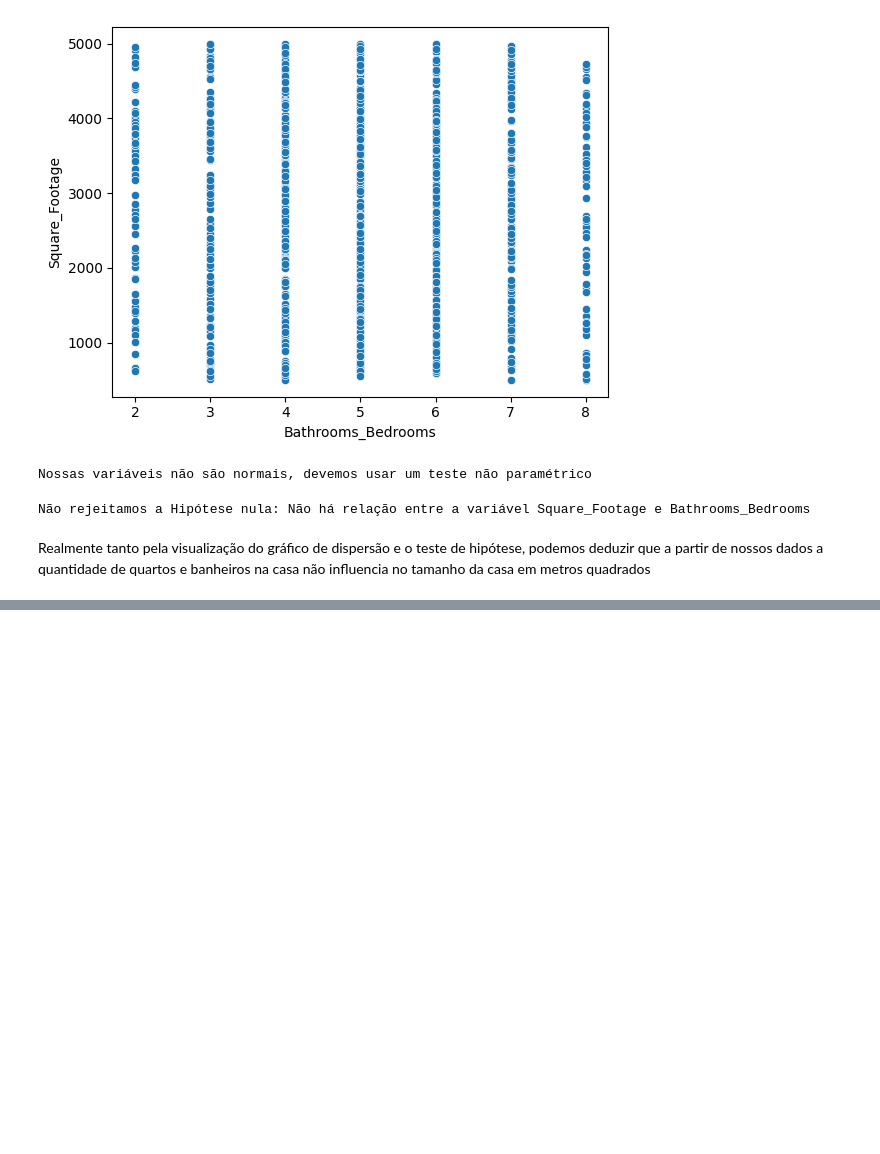
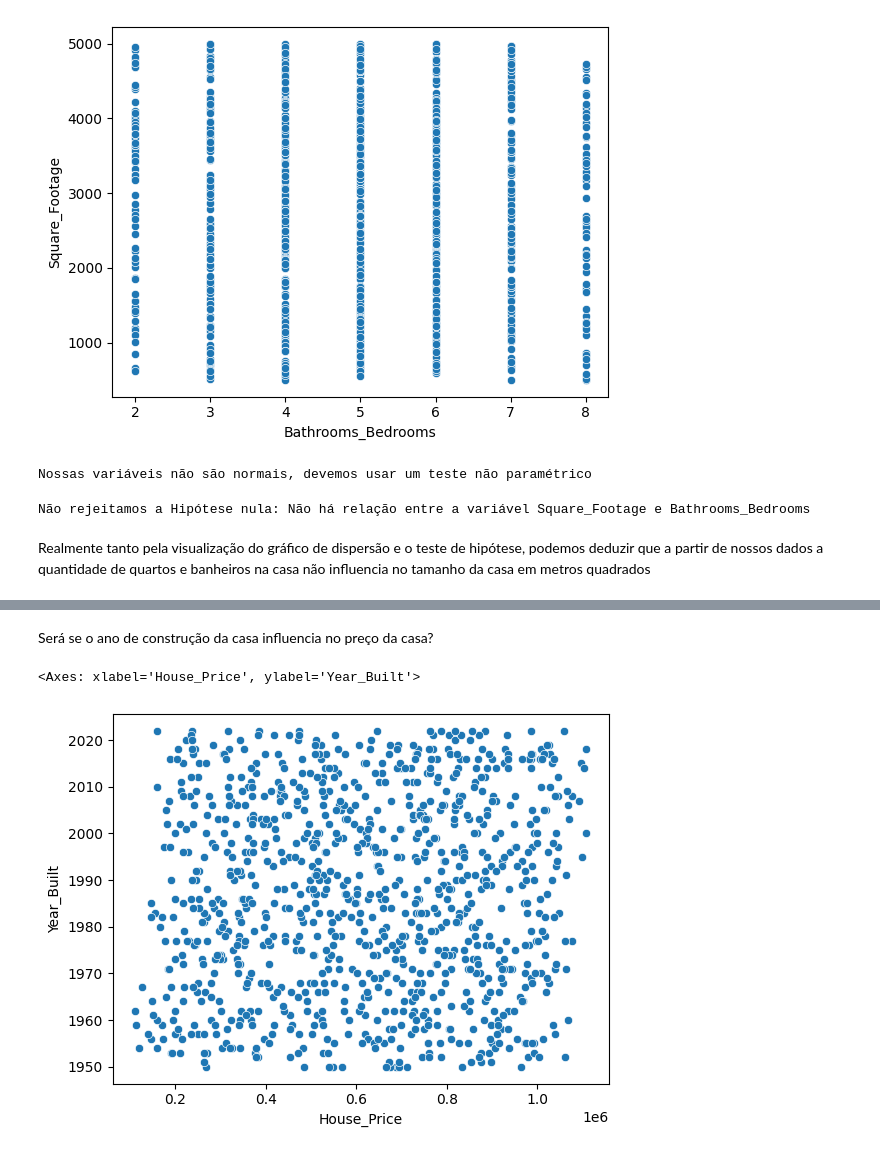
Before and after one commit to HMendesDev/Data-Science, a Jupyter notebook: LinearRegression.ipynb, the cells around one changed output, grey strips where cells are left out. Drawn from its saved outputs; the diff is of its cells as text; code cells hidden in the pictures; blank space fills up the shorter version.

```diff
--- a/LinearRegression.ipynb
+++ b/LinearRegression.ipynb
@@ -247,0 +316,7 @@ Realmente tanto pela visualização do gráfico de dispersão e o teste de hipó
+# %% [markdown]
+Será se o ano de construção da casa influencia no preço da casa?
+# %%
+sns.scatterplot(data=df, y="Year_Built", x="House_Price")
+# %% [output]
+<Axes: xlabel='House_Price', ylabel='Year_Built'>
+[figure, added]
```
Also changed, not shown: parts of 15 cells of this notebook.
